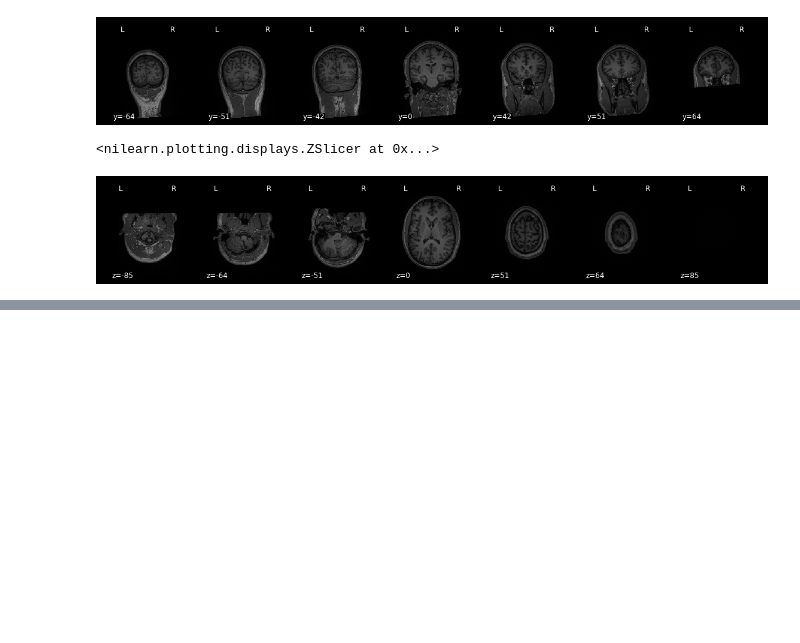
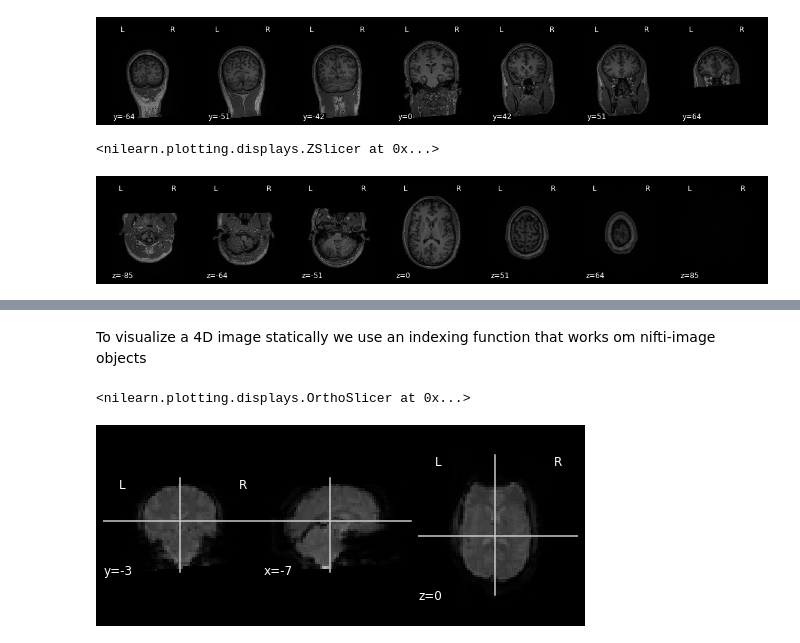
Before and after one commit to vgonzenbach/fmri-rep, a Jupyter notebook: data/viz/viz-subject.ipynb, the cells around one changed output, grey strips where cells are left out. Cells and saved outputs as stored; diff of their text form; code cells hidden in the pictures; blank space fills up the shorter version.

Commit message:
Add subject visualization notebook

```diff
--- a/data/viz/viz-subject.ipynb
+++ b/data/viz/viz-subject.ipynb
@@ -102,0 +128,3 @@ nlplt.plot_anat(T1,
+# %%
+BOLD = nib.load('../ds000115/sub-01/func/sub-01_task-letter0backtask_bold.nii.gz')
+print(BOLD)
@@ -102,0 +149,11 @@ nlplt.plot_anat(T1,
+# %% [markdown]
+To visualize a 4D image statically we use an indexing function that works om nifti-image objects
+# %%
+from nilearn.image import index_img
+
+slice0 = index_img(BOLD, 0)
+
+plot_anat(slice0)
+# %% [output]
+<nilearn.plotting.displays.OrthoSlicer at 0x...>
+[figure, added]
```
Also changed, not shown: parts of 32 cells of this notebook.
